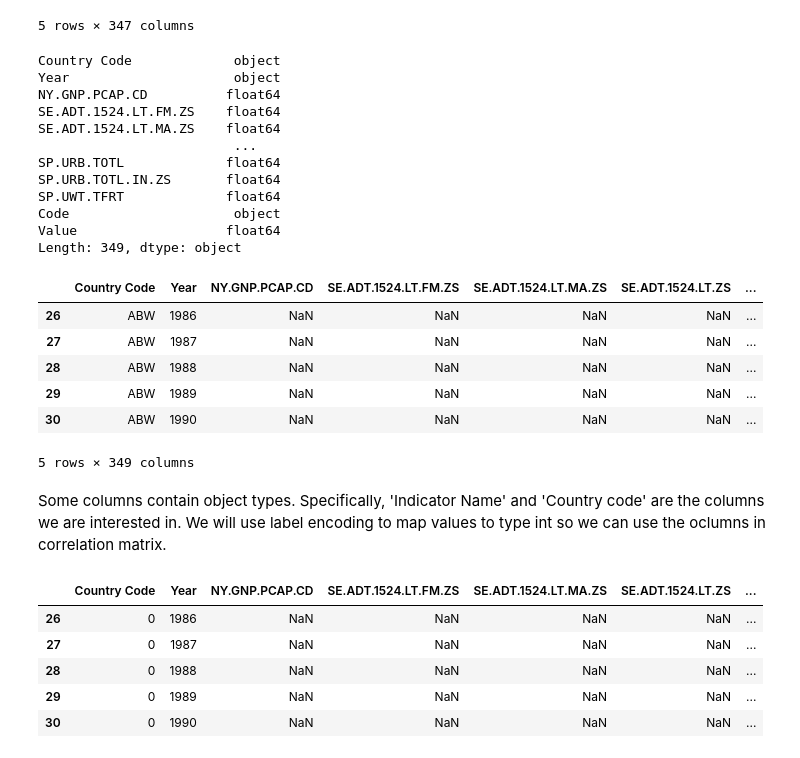
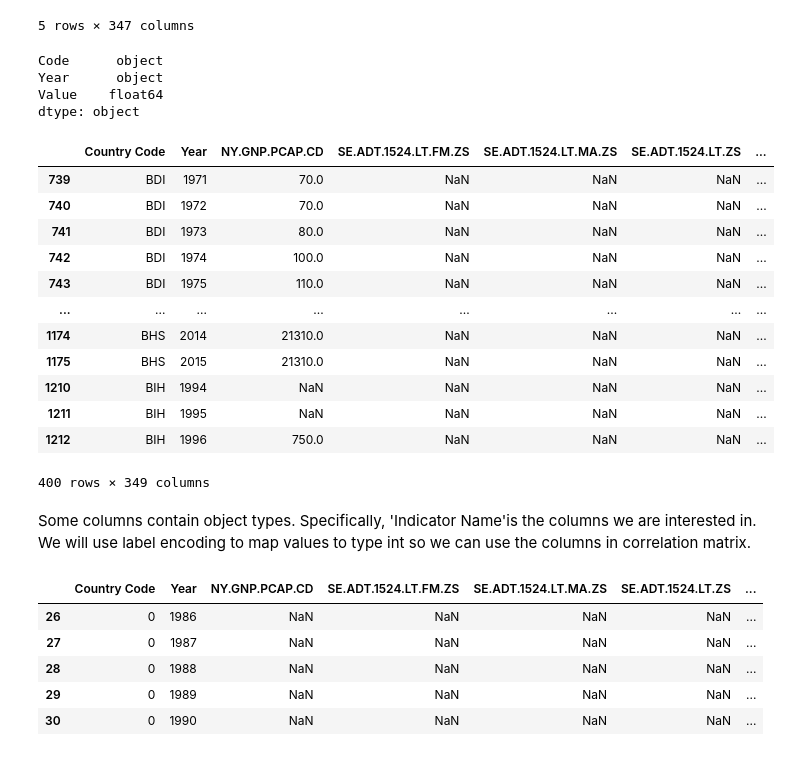
Before and after one commit to aishwaryabsk/GDP_Health_Analysis, a Jupyter notebook: GDP_Health_Analysis.ipynb, the cells around one changed output. Saved outputs shown, nothing was run; the diff lists cells and outputs as text; code cells hidden in the pictures.

Commit message:
analyze corr matrix

```diff
--- a/GDP_Health_Analysis.ipynb
+++ b/GDP_Health_Analysis.ipynb
@@ -238,20 +243,12 @@ pivoted_df.head(5)
 #drop country name because this is available from nutritional dataset
 melt_gdp_df = melt_gdp_df.drop(columns=['Country Name'])
 # %%
-merged_gdp.dtypes
+melt_gdp_df.dtypes
 # %% [output]
-Country Code             object
-Year                     object
-NY.GNP.PCAP.CD          float64
-SE.ADT.1524.LT.FM.ZS    float64
-SE.ADT.1524.LT.MA.ZS    float64
-                         ...
-SP.URB.TOTL             float64
-SP.URB.TOTL.IN.ZS       float64
-SP.UWT.TFRT             float64
-Code                     object
-Value                   float64
-Length: 349, dtype: object
+Code      object
+Year      object
+Value    float64
+dtype: object
 # %%
 #merge the two tables to get country's gdp for the given year
 merged_gdp = pd.merge(pivoted_df, melt_gdp_df, left_on=['Country Code', 'Year'], right_on=['Code', 'Year'])
@@ -261,15 +258,22 @@ merged_gdp = merged_gdp.rename(columns={'Value': 'gdp_country'})
 merged_gdp.dropna(subset=['gdp_country'], inplace=True)
 # %%
 merged_gdp.head(5)
+merged_gdp[500:900]
 # %% [output]
 |  | Country Code | Year | NY.GNP.PCAP.CD | SE.ADT.1524.LT.FM.ZS | SE.ADT.1524.LT.MA.ZS | SE.ADT.1524.LT.ZS | ... |
-| 26 | ABW | 1986 | NaN | NaN | NaN | NaN | ... |
-| 27 | ABW | 1987 | NaN | NaN | NaN | NaN | ... |
-| 28 | ABW | 1988 | NaN | NaN | NaN | NaN | ... |
-| 29 | ABW | 1989 | NaN | NaN | NaN | NaN | ... |
-| 30 | ABW | 1990 | NaN | NaN | NaN | NaN | ... |
+| 739 | BDI | 1971 | 70.0 | NaN | NaN | NaN | ... |
+| 740 | BDI | 1972 | 70.0 | NaN | NaN | NaN | ... |
+| 741 | BDI | 1973 | 80.0 | NaN | NaN | NaN | ... |
+| 742 | BDI | 1974 | 100.0 | NaN | NaN | NaN | ... |
+| 743 | BDI | 1975 | 110.0 | NaN | NaN | NaN | ... |
+| ... | ... | ... | ... | ... | ... | ... | ... |
+| 1174 | BHS | 2014 | 21310.0 | NaN | NaN | NaN | ... |
+| 1175 | BHS | 2015 | 21310.0 | NaN | NaN | NaN | ... |
+| 1210 | BIH | 1994 | NaN | NaN | NaN | NaN | ... |
+| 1211 | BIH | 1995 | NaN | NaN | NaN | NaN | ... |
+| 1212 | BIH | 1996 | 750.0 | NaN | NaN | NaN | ... |
-5 rows × 349 columns
+400 rows × 349 columns
 # %% [markdown]
-Some columns contain object types. Specifically, 'Indicator Name' and 'Country code' are the columns we are interested in. We will use label encoding to map values to type int so we can use the oclumns in correlation matrix.
+Some columns contain object types. Specifically, 'Indicator Name'is the columns we are interested in. We will use label encoding to map values to type int so we can use the columns in correlation matrix.
 # %%
 from sklearn.preprocessing import LabelEncoder
```
Also changed, not shown: parts of 25 cells of this notebook.
